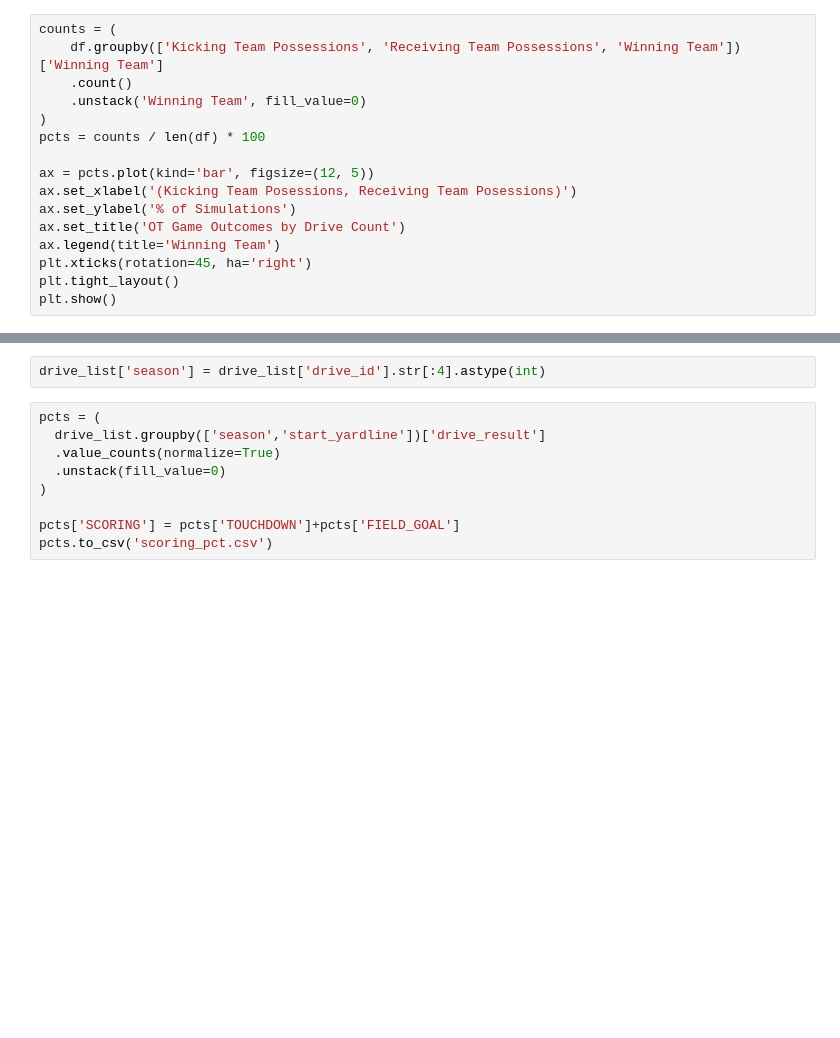
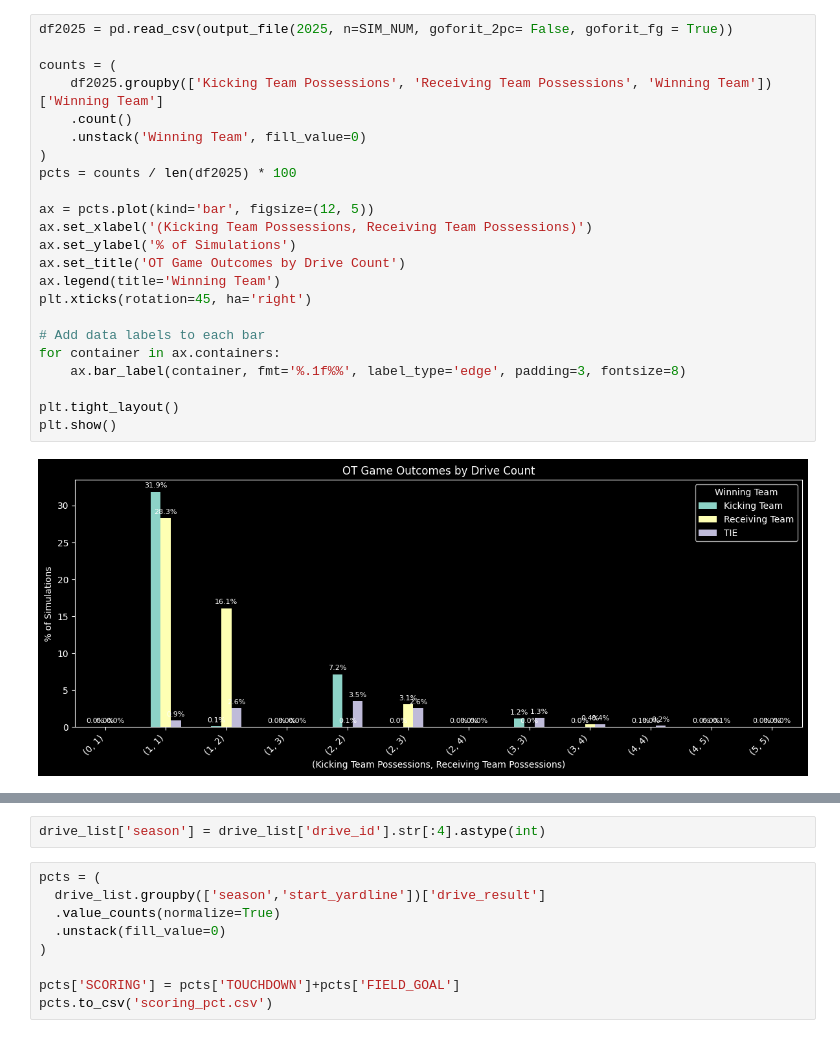
Before and after one commit to njlewin/NFL_Overtime_Model, a Jupyter notebook: Evaluation.ipynb, the cells around one changed output, grey strips where cells are left out. Saved outputs shown, nothing was run; the diff lists cells and outputs as text; blank space fills up the shorter version.

```diff
--- a/Evaluation.ipynb
+++ b/Evaluation.ipynb
@@ -33,19 +40,28 @@ Name: proportion, dtype: float64
 # %%
+df2025 = pd.read_csv(output_file(2025, n=SIM_NUM, goforit_2pc= False, goforit_fg = True))
+
 counts = (
-    df.groupby(['Kicking Team Possessions', 'Receiving Team Possessions', 'Winning Team'])['Winning Team']
+    df2025.groupby(['Kicking Team Possessions', 'Receiving Team Possessions', 'Winning Team'])['Winning Team']
     .count()
     .unstack('Winning Team', fill_value=0)
 )
-pcts = counts / len(df) * 100
+pcts = counts / len(df2025) * 100
 
 ax = pcts.plot(kind='bar', figsize=(12, 5))
-ax.set_xlabel('(Kicking Team Posessions, Receiving Team Posessions)')
+ax.set_xlabel('(Kicking Team Possessions, Receiving Team Possessions)')
 ax.set_ylabel('% of Simulations')
 ax.set_title('OT Game Outcomes by Drive Count')
 ax.legend(title='Winning Team')
 plt.xticks(rotation=45, ha='right')
+
+# Add data labels to each bar
+for container in ax.containers:
+    ax.bar_label(container, fmt='%.1f%%', label_type='edge', padding=3, fontsize=8)
+
 plt.tight_layout()
 plt.show()
+# %% [output]
+[figure, added]
 # %%
 fig, (ax1, ax2) = plt.subplots(1, 2, figsize=(20, 6))
 
```
Also changed, not shown: parts of 33 cells of this notebook, 41 other files.
